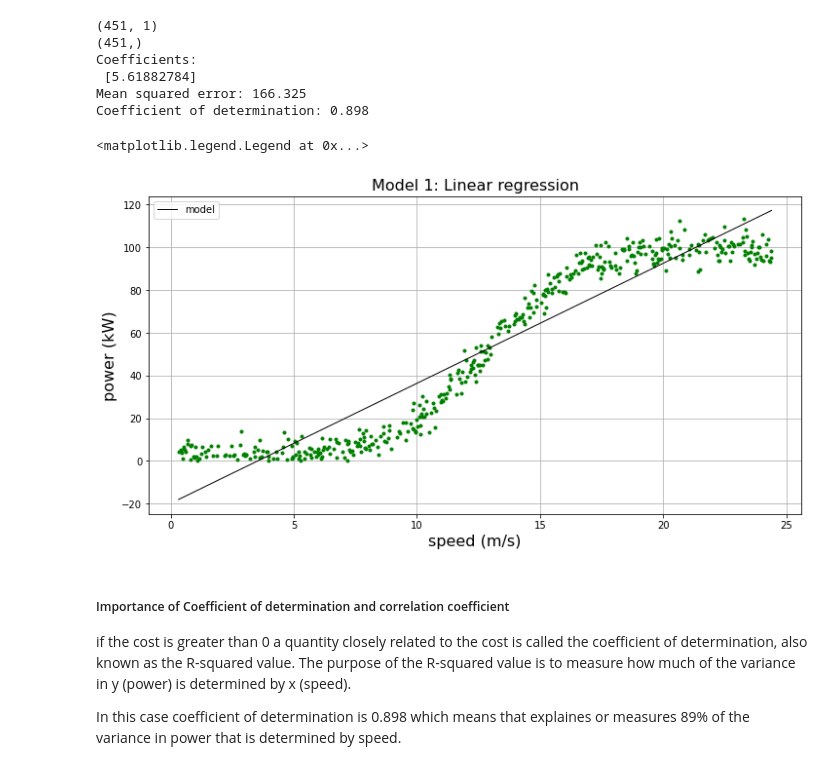
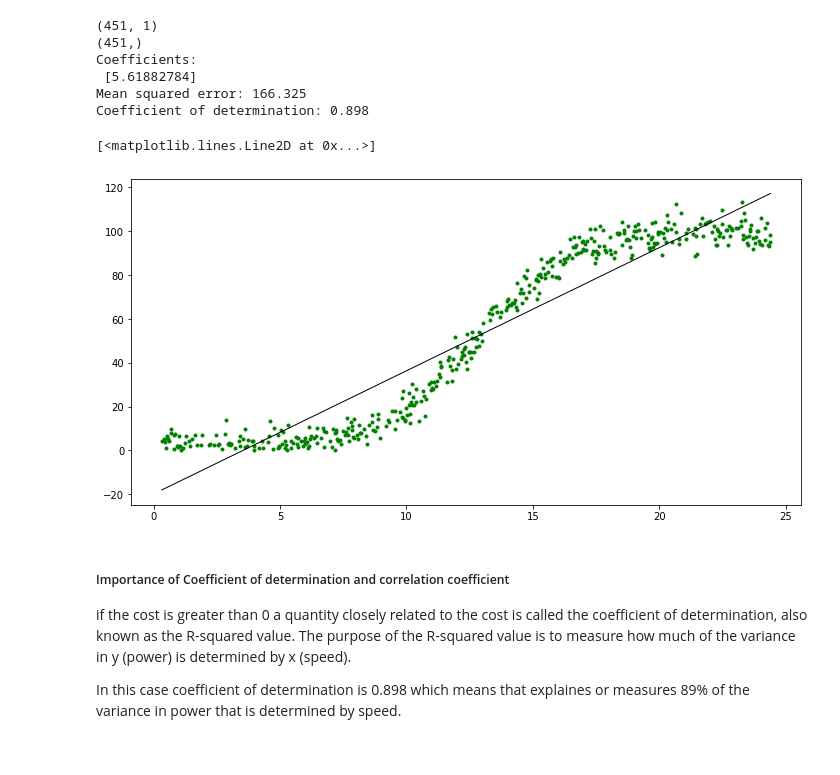
Before and after one commit to doriszd/project_machine_learning, a Jupyter notebook: Project_2020.ipynb, the cells around one changed output. Drawn from its saved outputs; the diff is of its cells as text; code cells hidden in the pictures.

```diff
--- a/Project_2020.ipynb
+++ b/Project_2020.ipynb
@@ -239,15 +239,10 @@ Coefficient of determination: 0.898
 # %%
 # Inspecting the fit using matplotlib
 plt.plot(df['speed'], df['power'],  '.g')
 plt.plot(df['speed'], y_pred, 'k-', label="model")
-plt.xlabel('speed (m/s)', fontsize='16')
-plt.ylabel('power (kW)', fontsize='16')
-plt.title("Model 1: Linear regression", fontsize='16')
-plt.grid()
-plt.legend()
 # %% [output]
-<matplotlib.legend.Legend at 0x...>
+[<matplotlib.lines.Line2D at 0x...>]
-[figure, old version]
+[figure, new version]
 # %% [markdown]
 ##### Importance of Coefficient of determination and correlation coefficient
 
```
Also changed, not shown: parts of 11 cells of this notebook.
